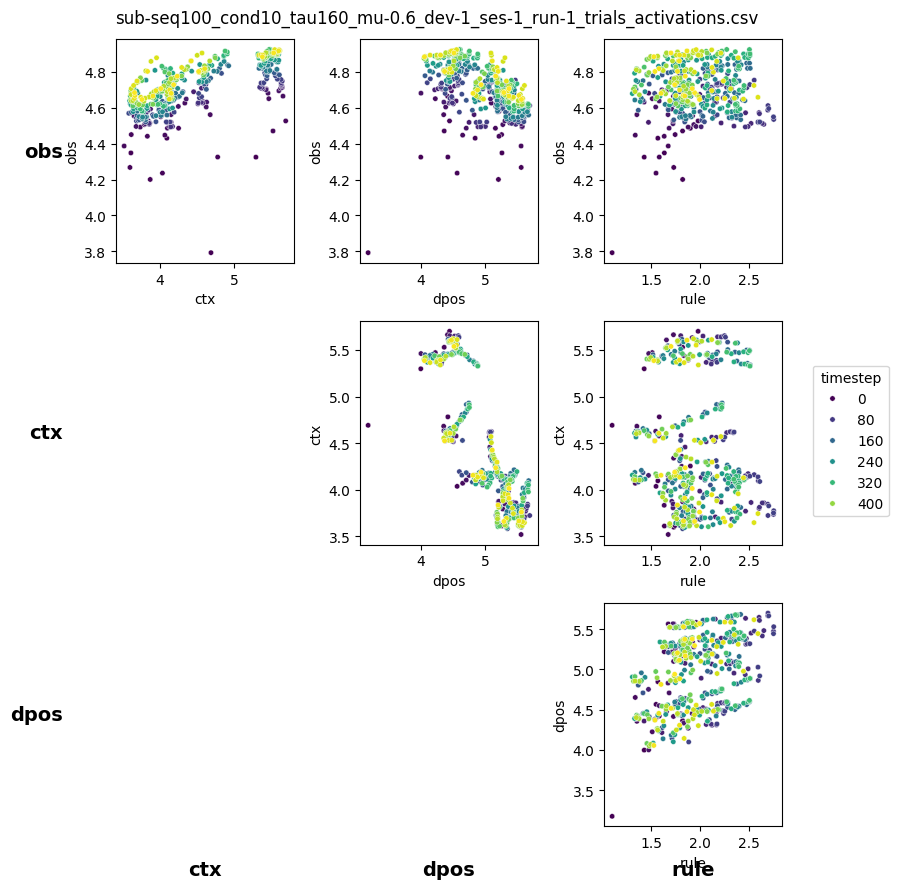
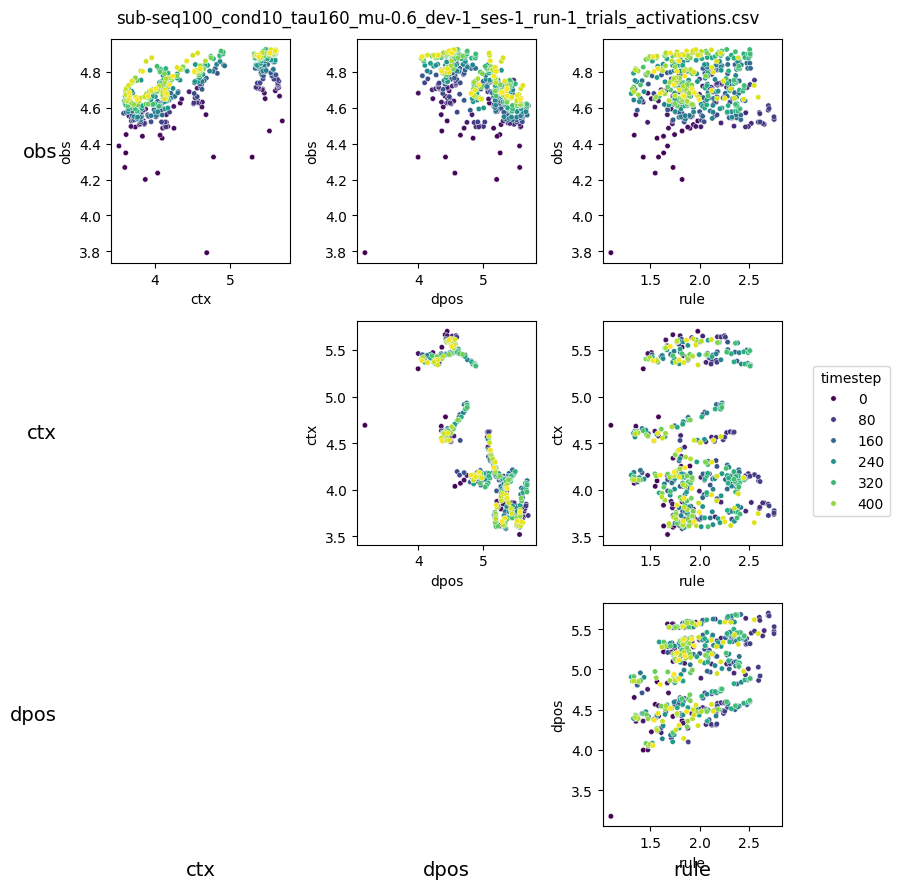
Code edit (unified diff) that turned the first committed figure into the second:
--- before
+++ after
@@ -25,7 +25,7 @@
 # Add row and column labels
 for ri, i in enumerate(row_idxs):
-    axs[ri, 0].text(-0.3, 0.5, modules[i], transform=axs[ri, 0].transAxes, fontsize=14, fontweight='bold', ha='right', va='center')
+    axs[ri, 0].text(-0.3, 0.5, modules[i], transform=axs[ri, 0].transAxes, fontsize=14, ha='right', va='center')
 for ci, j in enumerate(col_idxs):
-    axs[2, ci].text(0.5, -0.15, modules[j], transform=axs[2, ci].transAxes, fontsize=14, fontweight='bold', ha='center', va='top')
+    axs[2, ci].text(0.5, -0.15, modules[j], transform=axs[2, ci].transAxes, fontsize=14, ha='center', va='top')
 
 # Single legend to the right of the rightmost column. Reserve the strip FIRST (tight_layout(rect=...)),

Commit: Adjust dpos response window: put pressure on answering correctly ad dev pos and dev pos + 1